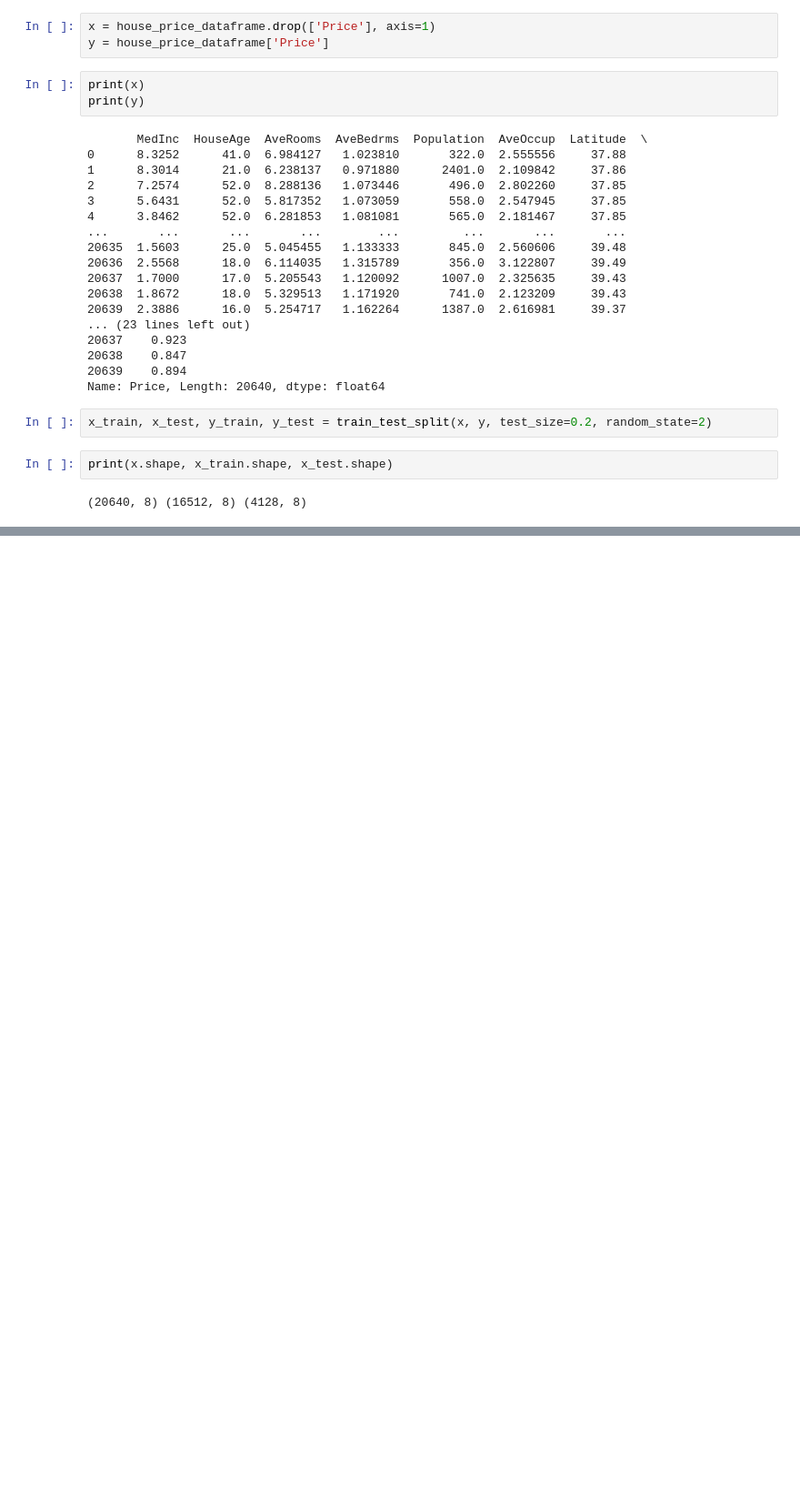
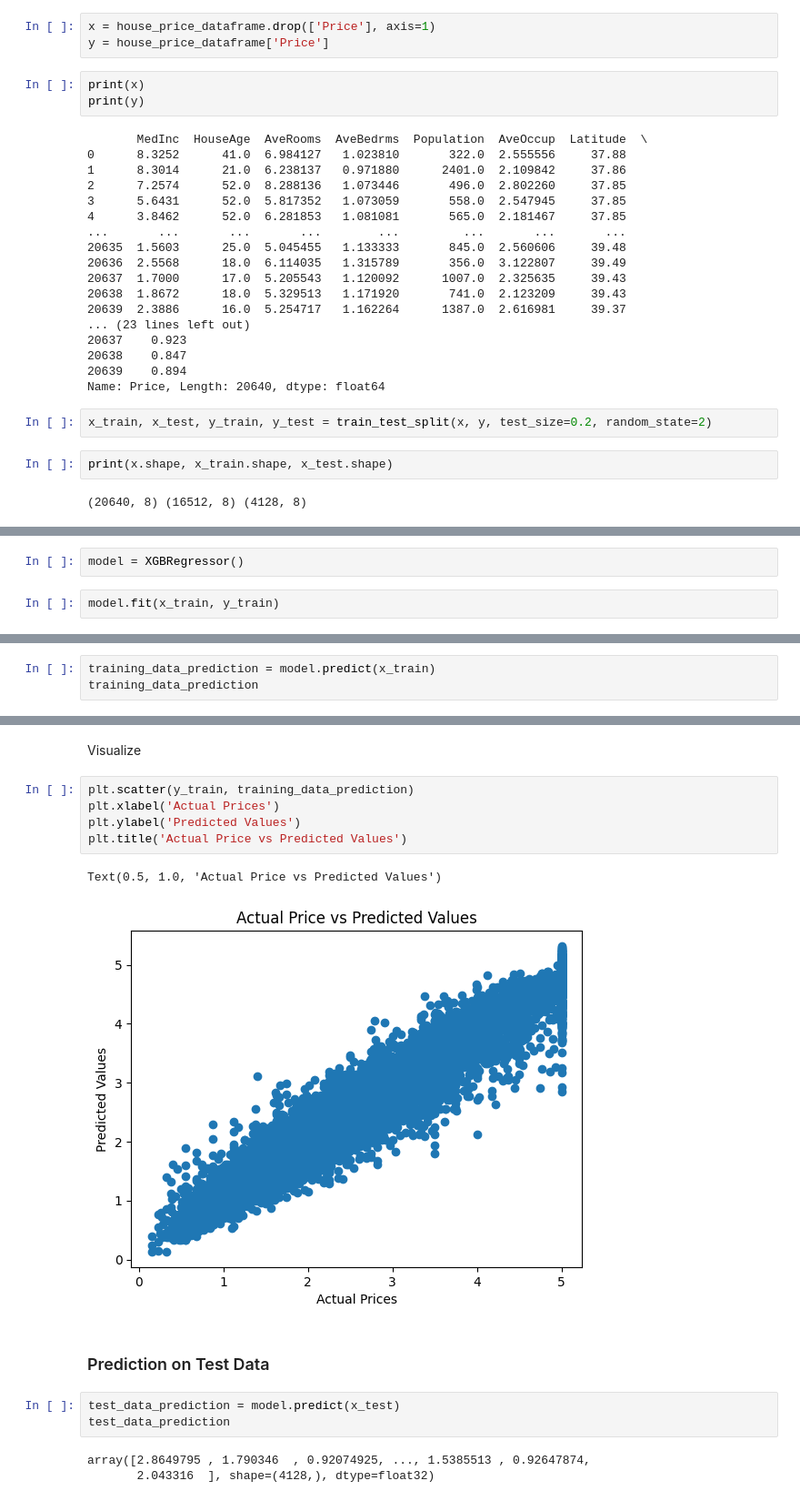
Before and after one commit to shakibkhandev/ML-Supervised-Learning-Projects, a Jupyter notebook: 03.house_price_prediction.ipynb, the cells around one changed output, grey strips where cells are left out. Shown: that part at 91% size. Cells and saved outputs as stored; diff of their text form; blank space fills up the shorter version.

Commit message:
completed 03.house_price_prediction.ipynb

```diff
--- a/03.house_price_prediction.ipynb
+++ b/03.house_price_prediction.ipynb
@@ -136,0 +148,4 @@ print(x.shape, x_train.shape, x_test.shape)
+# %%
+model = XGBRegressor()
+# %%
+model.fit(x_train, y_train)
@@ -136,0 +168,3 @@ print(x.shape, x_train.shape, x_test.shape)
+# %%
+training_data_prediction = model.predict(x_train)
+training_data_prediction
@@ -136,0 +186,18 @@ print(x.shape, x_train.shape, x_test.shape)
+# %% [markdown]
+Visualize
+# %%
+plt.scatter(y_train, training_data_prediction)
+plt.xlabel('Actual Prices')
+plt.ylabel('Predicted Values')
+plt.title('Actual Price vs Predicted Values')
+# %% [output]
+Text(0.5, 1.0, 'Actual Price vs Predicted Values')
+[figure, added]
+# %% [markdown]
+### Prediction on Test Data
+# %%
+test_data_prediction = model.predict(x_test)
+test_data_prediction
+# %% [output]
+array([2.8649795 , 1.790346  , 0.92074925, ..., 1.5385513 , 0.92647874,
+       2.043316  ], shape=(4128,), dtype=float32)
```
Also changed, not shown: parts of 10 cells of this notebook.
